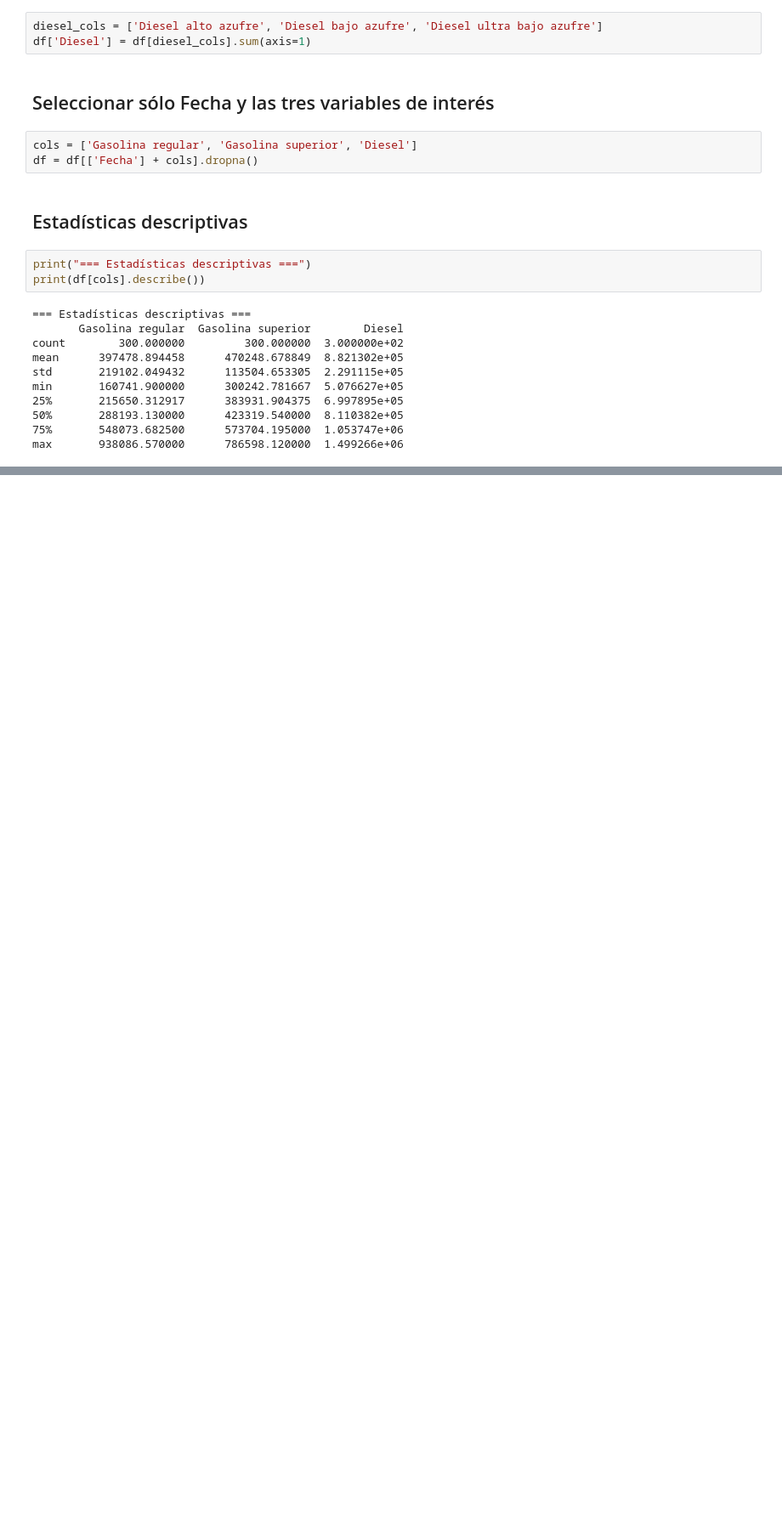
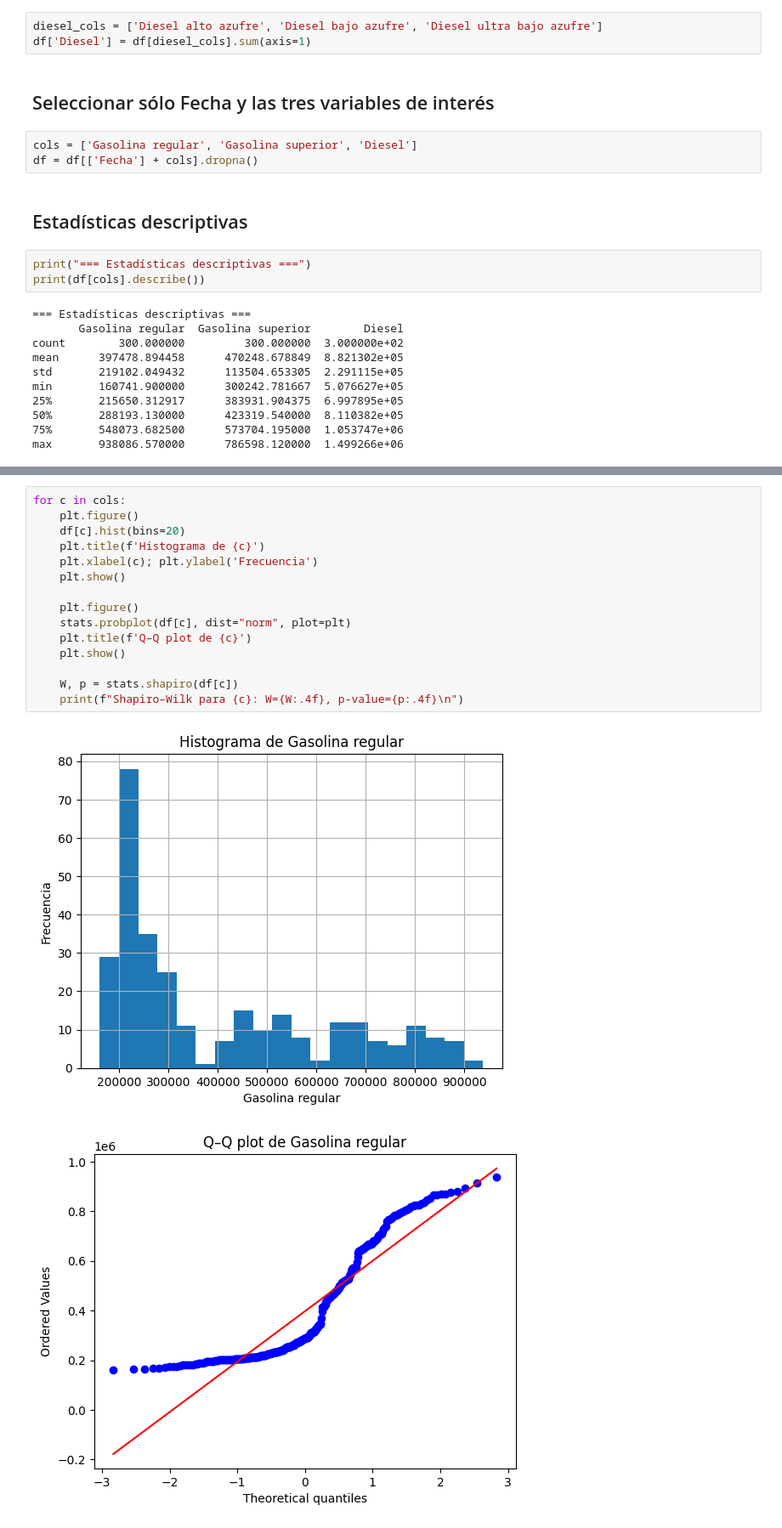
Before and after one commit to xtsebas/time_series, a Jupyter notebook: analisis_exploratorio.ipynb, the cells around one changed output, grey strips where cells are left out. Shown at 85% size. Cells and saved outputs as stored; diff of their text form; blank space fills up the shorter version.

Commit message:
feat: histogramas, variables y comportamiento

```diff
--- a/analisis_exploratorio.ipynb
+++ b/analisis_exploratorio.ipynb
@@ -83,0 +86,18 @@ max       938086.570000      786598.120000  1.499266e+06
+# %%
+for c in cols:
+    plt.figure()
+    df[c].hist(bins=20)
+    plt.title(f'Histograma de {c}')
+    plt.xlabel(c); plt.ylabel('Frecuencia')
+    plt.show()
+
+    plt.figure()
+    stats.probplot(df[c], dist="norm", plot=plt)
+    plt.title(f'Q–Q plot de {c}')
+    plt.show()
+
+    W, p = stats.shapiro(df[c])
+    print(f"Shapiro–Wilk para {c}: W={W:.4f}, p‐value={p:.4f}\n")
+# %% [output]
+[figure, added]
+[figure, added]
```
Also changed, not shown: parts of 12 cells of this notebook.
